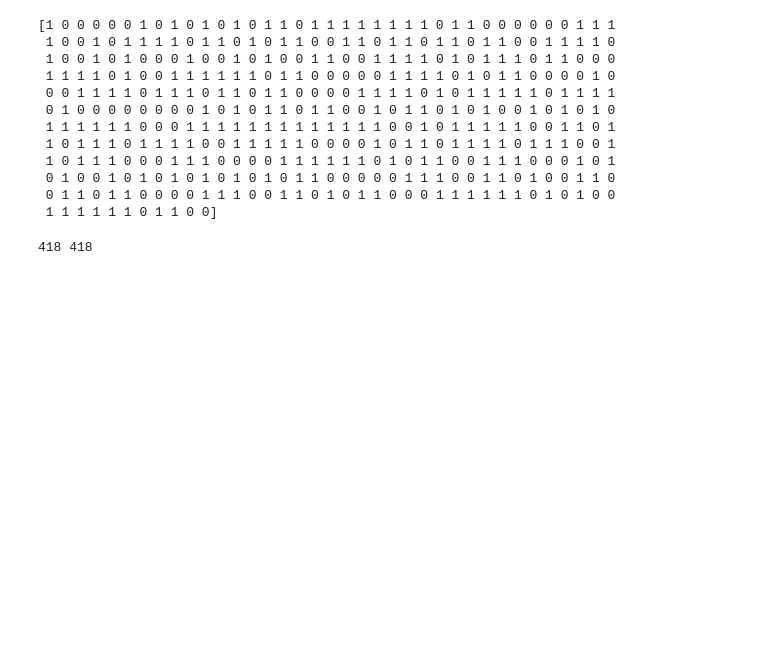
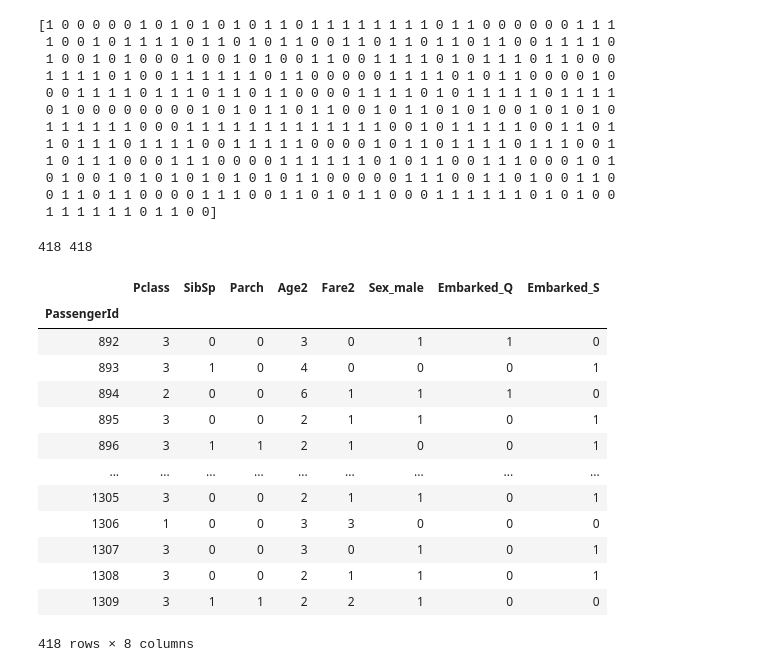
Before and after one commit to articuly/data_analysis_projects, a Jupyter notebook: 分析项目-泰坦尼克号幸存者.ipynb, the cells around one changed output. Drawn from its saved outputs; the diff is of its cells as text; code cells hidden in the pictures; blank space fills up the shorter version.

```diff
--- a/分析项目-泰坦尼克号幸存者.ipynb
+++ b/分析项目-泰坦尼克号幸存者.ipynb
@@ -545,3 +559,20 @@ print(gbc_result)
 print(len(svc_result), len(gbc_result))
 # %% [output]
 418 418
+# %%
+test
+# %% [output]
+|  | Pclass | SibSp | Parch | Age2 | Fare2 | Sex_male | Embarked_Q | Embarked_S |
+| PassengerId |  |  |  |  |  |  |  |  |
+| 892 | 3 | 0 | 0 | 3 | 0 | 1 | 1 | 0 |
+| 893 | 3 | 1 | 0 | 4 | 0 | 0 | 0 | 1 |
+| 894 | 2 | 0 | 0 | 6 | 1 | 1 | 1 | 0 |
+| 895 | 3 | 0 | 0 | 2 | 1 | 1 | 0 | 1 |
+| 896 | 3 | 1 | 1 | 2 | 1 | 0 | 0 | 1 |
+| ... | ... | ... | ... | ... | ... | ... | ... | ... |
+| 1305 | 3 | 0 | 0 | 2 | 1 | 1 | 0 | 1 |
+| 1306 | 1 | 0 | 0 | 3 | 3 | 0 | 0 | 0 |
+| 1307 | 3 | 0 | 0 | 3 | 0 | 1 | 0 | 1 |
+| 1308 | 3 | 0 | 0 | 2 | 1 | 1 | 0 | 1 |
+| 1309 | 3 | 1 | 1 | 2 | 2 | 1 | 0 | 0 |
+418 rows × 8 columns
```
Also changed, not shown: parts of 12 cells of this notebook.
